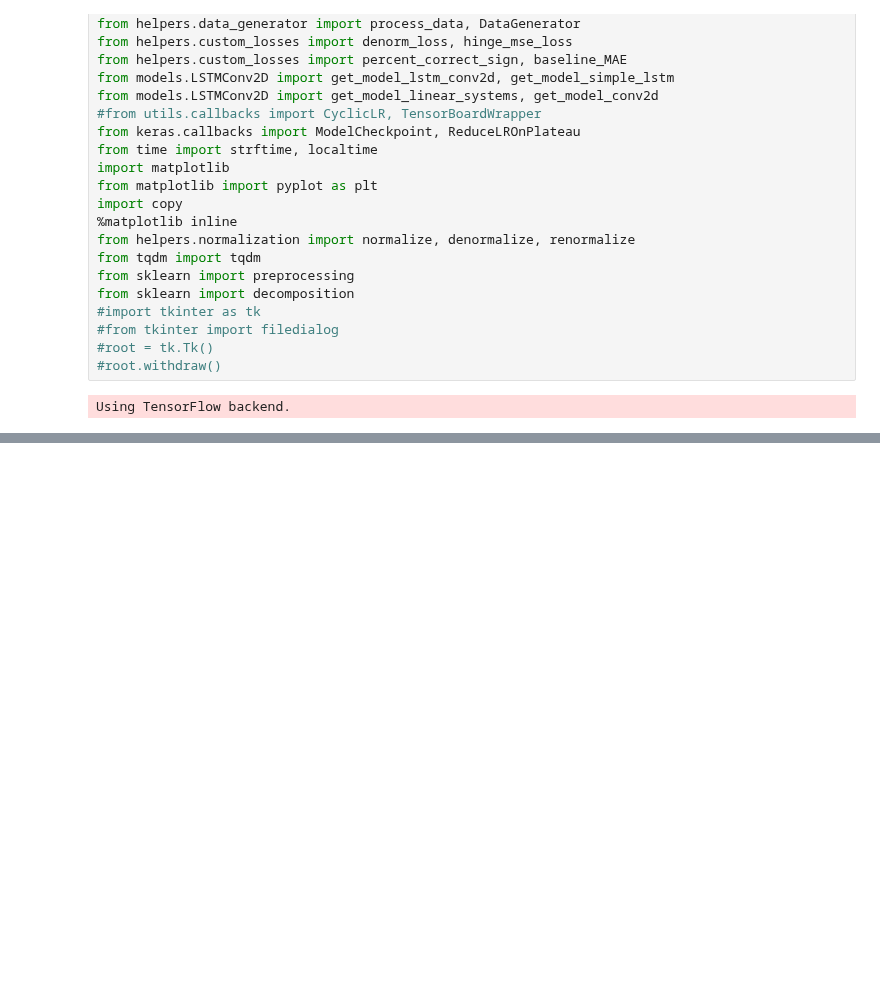
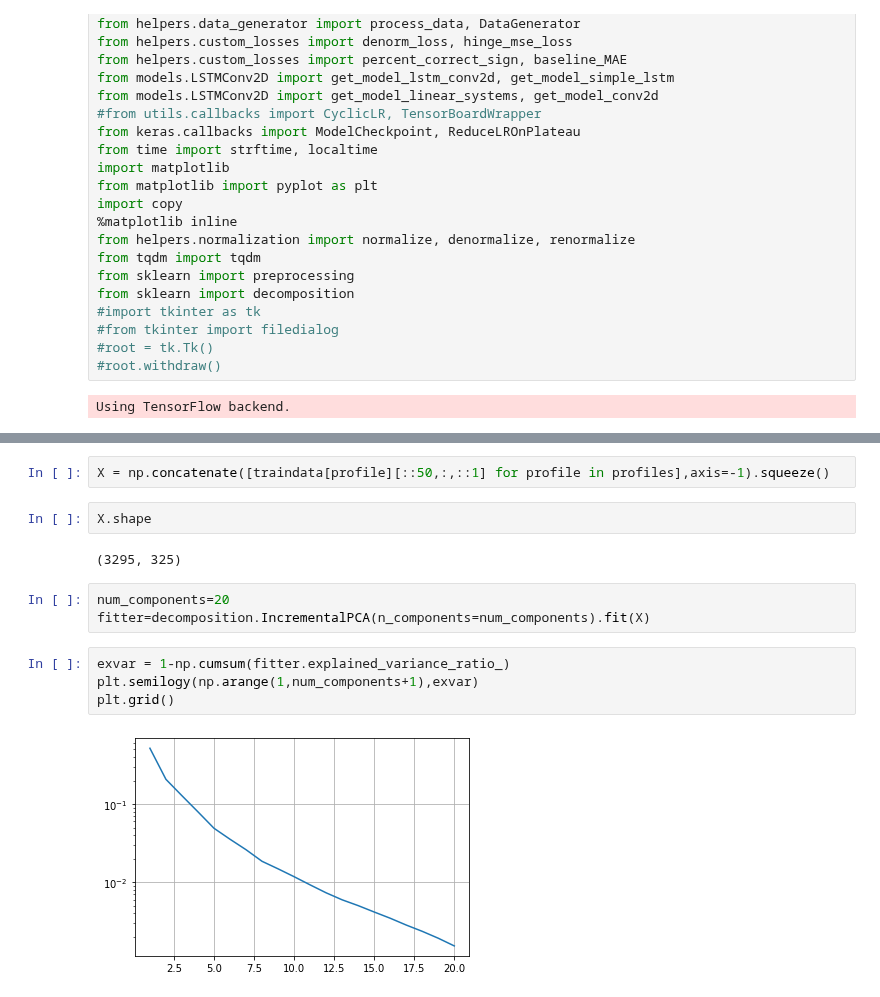
Before and after one commit to PlasmaControl/plasma-profile-predictor, a Jupyter notebook: notebooks/pca_kernels.ipynb, the cells around one changed output, grey strips where cells are left out. Drawn from its saved outputs; the diff is of its cells as text; blank space fills up the shorter version.

```diff
--- a/notebooks/pca_kernels.ipynb
+++ b/notebooks/pca_kernels.ipynb
@@ -283,0 +95,15 @@ Number of validation samples:  0
+# %%
+X = np.concatenate([traindata[profile][::50,:,::1] for profile in profiles],axis=-1).squeeze()
+# %%
+X.shape
+# %% [output]
+(3295, 325)
+# %%
+num_components=20
+fitter=decomposition.IncrementalPCA(n_components=num_components).fit(X)
+# %%
+exvar = 1-np.cumsum(fitter.explained_variance_ratio_)
+plt.semilogy(np.arange(1,num_components+1),exvar)
+plt.grid()
+# %% [output]
+[figure, added]
```
Also changed, not shown: parts of 13 cells of this notebook, 3 other files.
